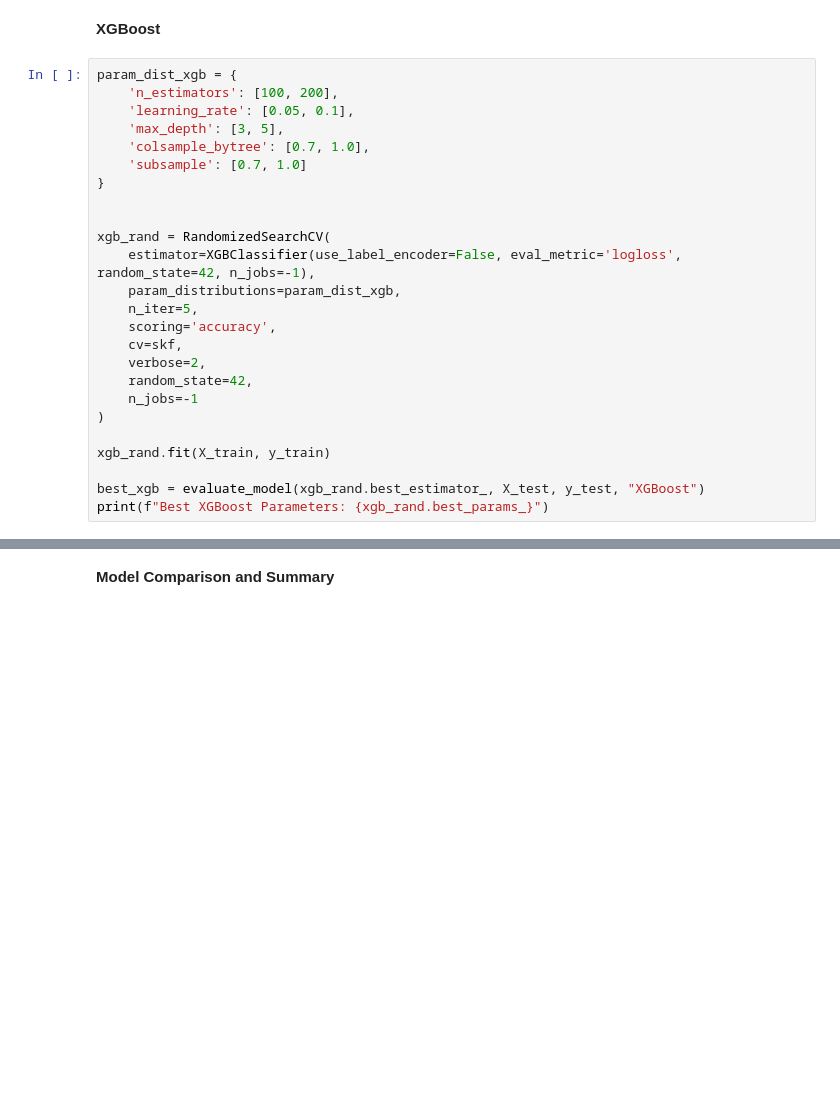
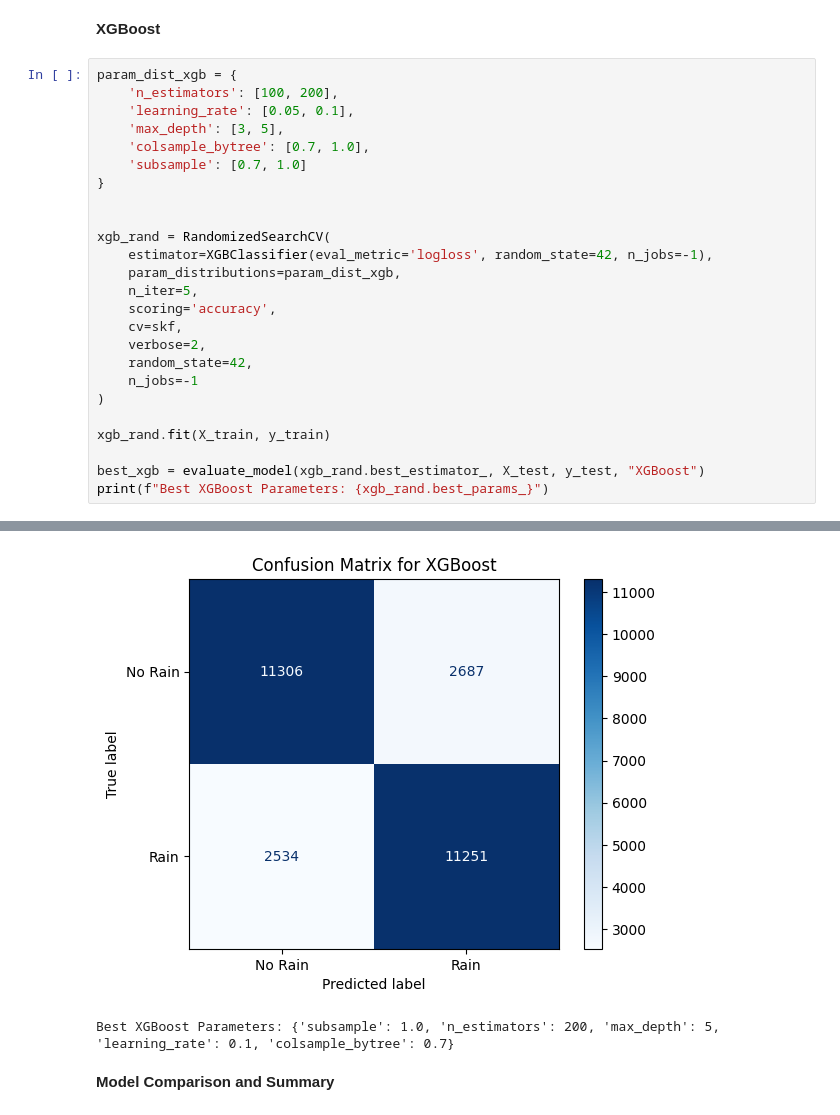
Before and after one commit to nijat-akhundzada/rain-tomorrow-prediction, a Jupyter notebook: main.ipynb, the cells around one changed output, grey strips where cells are left out. Cells and saved outputs as stored; diff of their text form; blank space fills up the shorter version.

```diff
--- a/main.ipynb
+++ b/main.ipynb
@@ -710,7 +791,7 @@ param_dist_xgb = {
 
 
 xgb_rand = RandomizedSearchCV(
-    estimator=XGBClassifier(use_label_encoder=False, eval_metric='logloss', random_state=42, n_jobs=-1),
+    estimator=XGBClassifier(eval_metric='logloss', random_state=42, n_jobs=-1),
     param_distributions=param_dist_xgb,
     n_iter=5,
     scoring='accuracy',
@@ -724,3 +805,4 @@ xgb_rand.fit(X_train, y_train)
 
 best_xgb = evaluate_model(xgb_rand.best_estimator_, X_test, y_test, "XGBoost")
 print(f"Best XGBoost Parameters: {xgb_rand.best_params_}")
+# %% [output]
@@ -727,3 +827,5 @@ print(f"Best XGBoost Parameters: {xgb_rand.best_params_}")
+[figure, added]
+Best XGBoost Parameters: {'subsample': 1.0, 'n_estimators': 200, 'max_depth': 5, 'learning_rate': 0.1, 'colsample_bytree': 0.7}
 # %% [markdown]
 **Model Comparison and Summary**
 # %%
```
Also changed, not shown: parts of 10 cells of this notebook.
